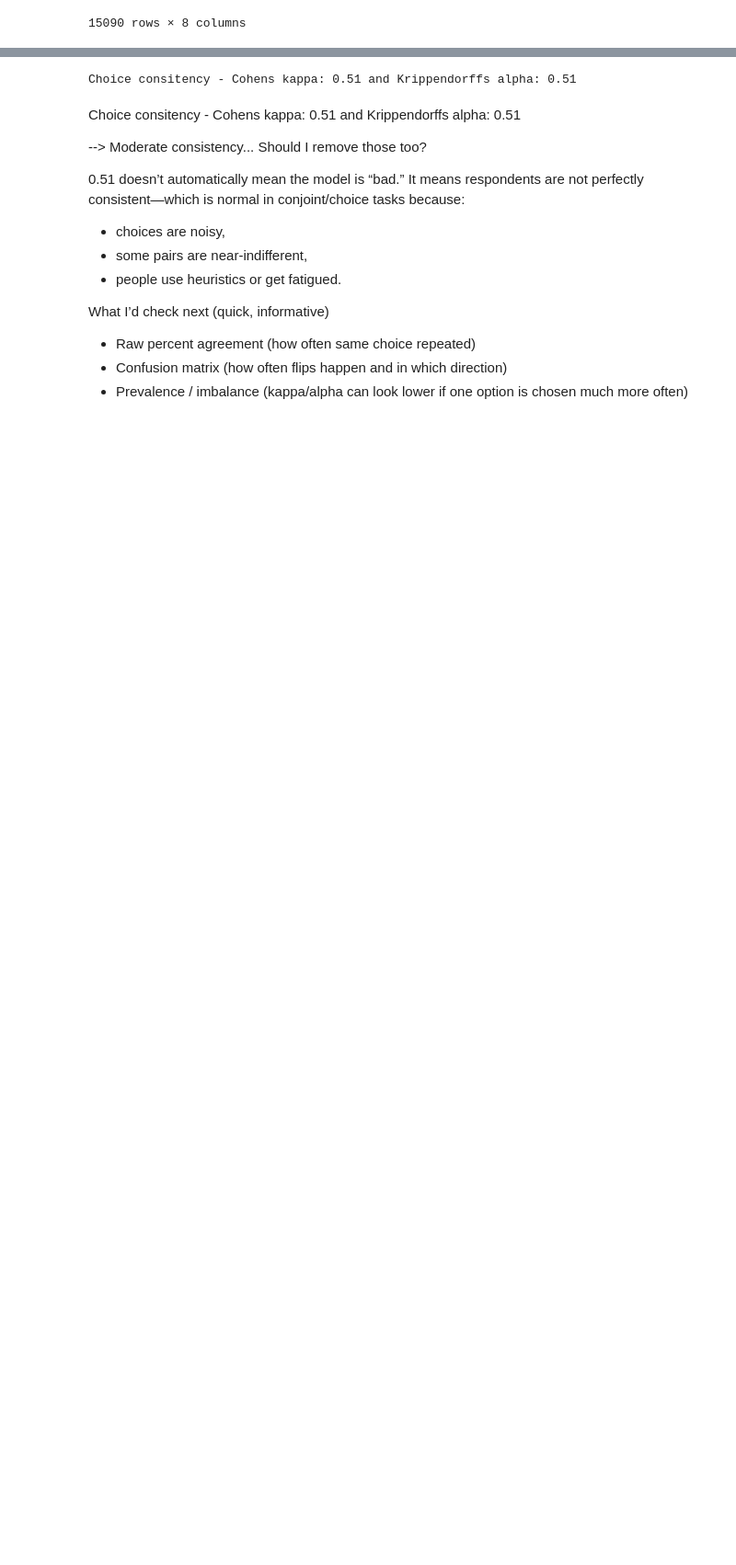
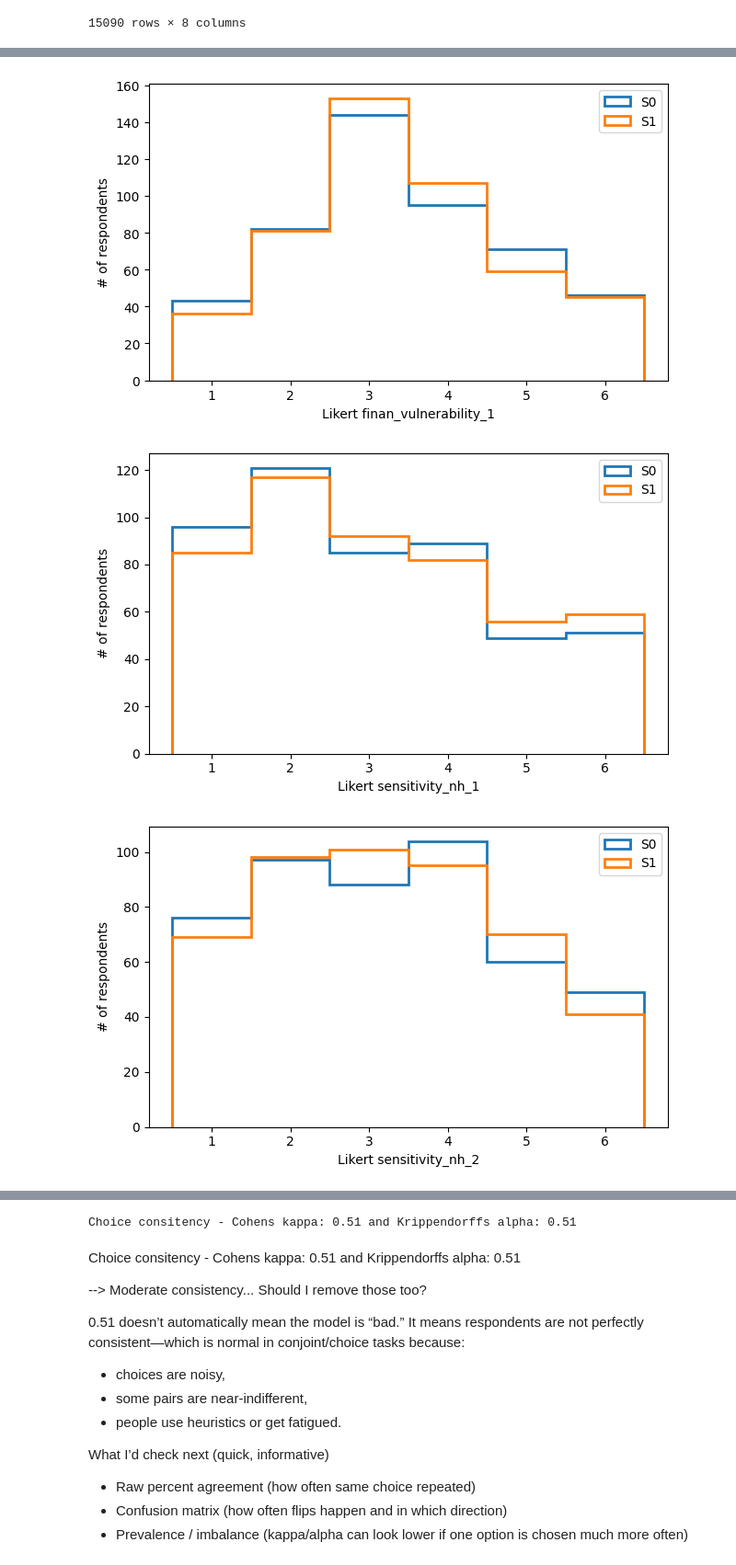
Before and after one commit to matalie/natural-hazard-solidarity, a Jupyter notebook: prepare_data.ipynb, the cells around one changed output, grey strips where cells are left out. Shown at 92% size. Drawn from its saved outputs; the diff is of its cells as text; code cells hidden in the pictures; blank space fills up the shorter version.

```diff
--- a/prepare_data.ipynb
+++ b/prepare_data.ipynb
@@ -292,0 +382,39 @@ df_option_choice
+# %%
+import matplotlib.pyplot as plt
+
+def plot_s0_s1_histograms(df, items, s0_prefix="S0_", s1_prefix="S1_"):
+    for item in items:
+        c0, c1 = f"{s0_prefix}{item}", f"{s1_prefix}{item}"
+        if c0 not in df.columns or c1 not in df.columns:
+            continue
+
+        m = df[c0].notna() & df[c1].notna()
+        s0 = df.loc[m, c0]
+        s1 = df.loc[m, c1]
+
+
+        if len(s0) == 0 or len(s1) == 0:
+            continue
+
+        vmin = int(np.nanmin([s0.min(), s1.min()]))
+        vmax = int(np.nanmax([s0.max(), s1.max()]))
+
+        bins = np.arange(vmin - 0.5, vmax + 1.5, 1.0)  # diskrete "Histogramm"-Bins
+        xticks = np.arange(vmin, vmax + 1, 1)
+
+        plt.figure(figsize=(6.5, 4.0))
+        plt.hist(s0, bins=bins, histtype="step", linewidth=2, label="S0")
+        plt.hist(s1, bins=bins, histtype="step", linewidth=2, label="S1")
+        plt.xticks(xticks)
+        plt.xlabel(f"Likert {item}")
+        plt.ylabel("# of respondents")
+        plt.legend()
+        plt.tight_layout()
+        plt.show()
+
+# Aufruf:
+plot_s0_s1_histograms(df, items)
+# %% [output]
+[figure, added]
+[figure, added]
+[figure, added]
```
Also changed, not shown: parts of 7 cells of this notebook, 4 other files.
